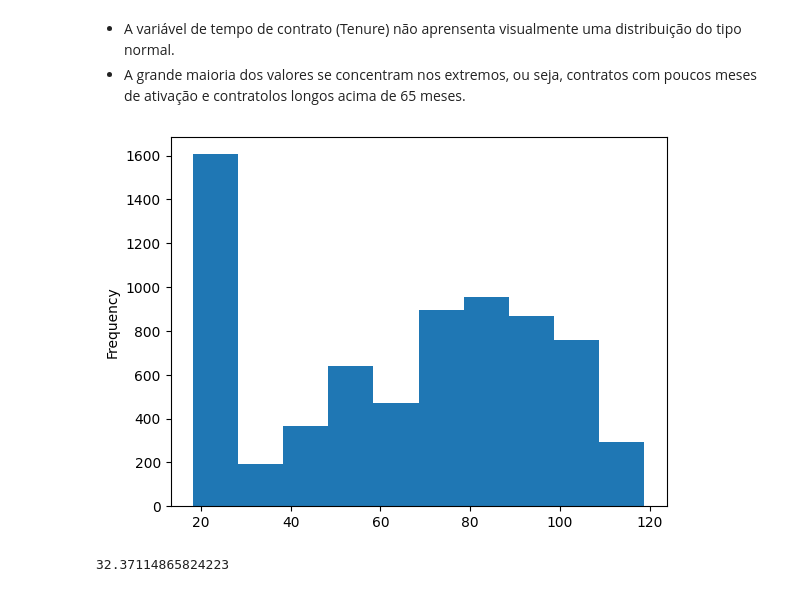
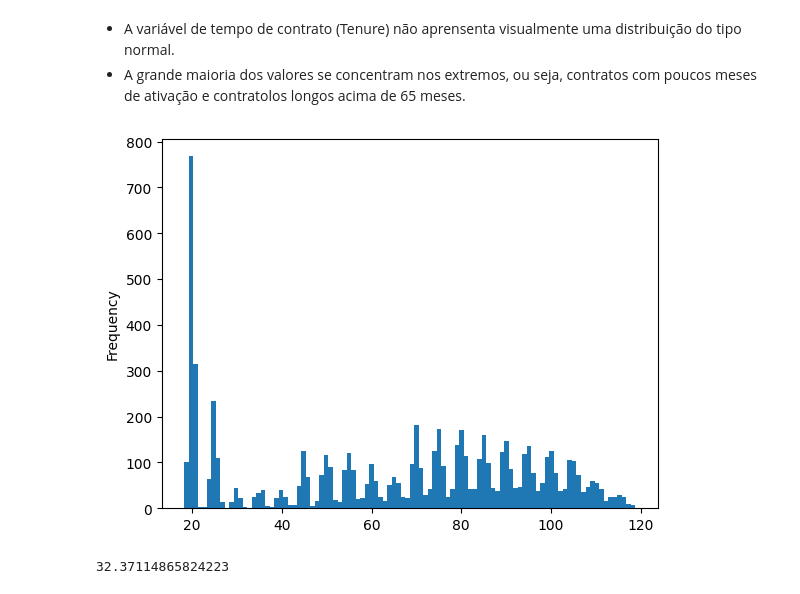
Before and after one commit to angelomedeiros/formacao-ia-analise-exploratoria-de-dados-com-panda, a Jupyter notebook: eda_churn.ipynb, the cells around one changed output. Cells and saved outputs as stored; diff of their text form; code cells hidden in the pictures.

```diff
--- a/eda_churn.ipynb
+++ b/eda_churn.ipynb
@@ -631,9 +631,9 @@ ax = df_churn['tenure'].plot.hist()
 - A grande maioria dos valores se concentram nos extremos, ou seja, contratos com poucos meses de ativação e contratolos longos acima de 65 meses.
 # %%
 # Histograma do MonthlyCharges
-ax = df_churn['MonthlyCharges'].plot.hist()
+ax = df_churn['MonthlyCharges'].plot.hist(bins=100)
 # %% [output]
-[figure, old version]
+[figure, new version]
 # %%
 # Medidas de Posição - media tempo de contrato
 df_churn['tenure'].mean()
```
Also changed, not shown: parts of 6 cells of this notebook.
